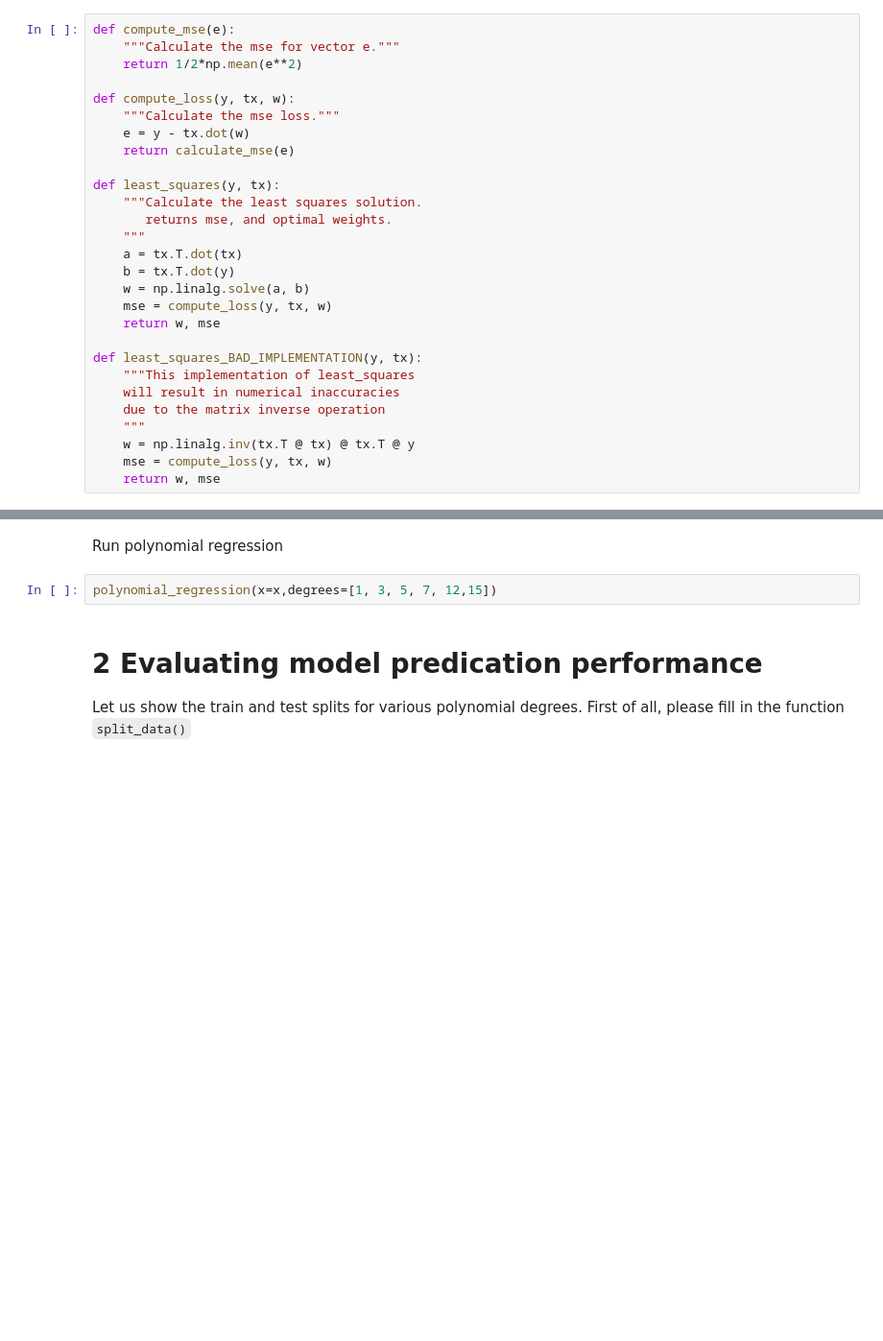
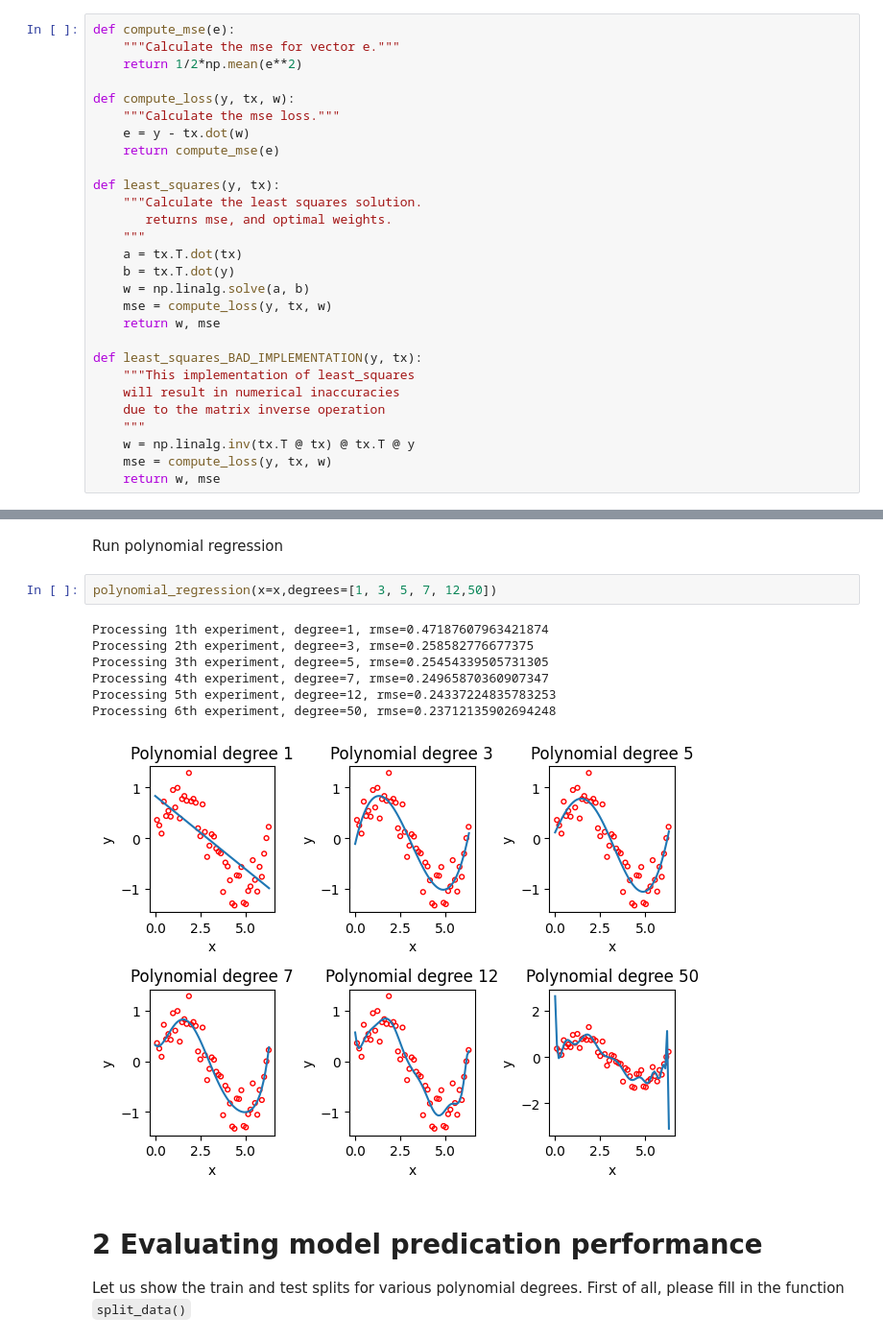
Before and after one commit to FadelMamar/ML-tutorial, a Jupyter notebook: Exercises/Week 2/UnderstandingOverfitting/UnderstandingOverfitting.ipynb, the cells around one changed output, grey strips where cells are left out. Shown at 96% size. Saved outputs shown, nothing was run; the diff lists cells and outputs as text; blank space fills up the shorter version.

```diff
--- a/Exercises/Week 2/UnderstandingOverfitting/UnderstandingOverfitting.ipynb
+++ b/Exercises/Week 2/UnderstandingOverfitting/UnderstandingOverfitting.ipynb
@@ -103,7 +103,7 @@ def compute_mse(e):
 def compute_loss(y, tx, w):
     """Calculate the mse loss."""
     e = y - tx.dot(w)
-    return calculate_mse(e)
+    return compute_mse(e)
 
 def least_squares(y, tx):
     """Calculate the least squares solution.
@@ -221,7 +229,15 @@ def polynomial_regression(x:np.ndarray,degrees:list = [1, 3, 7, 12]):
 # %% [markdown]
 Run polynomial regression
 # %%
-polynomial_regression(x=x,degrees=[1, 3, 5, 7, 12,15])
+polynomial_regression(x=x,degrees=[1, 3, 5, 7, 12,50])
+# %% [output]
+Processing 1th experiment, degree=1, rmse=0.47187607963421874
+Processing 2th experiment, degree=3, rmse=0.258582776677375
+Processing 3th experiment, degree=5, rmse=0.25454339505731305
+Processing 4th experiment, degree=7, rmse=0.24965870360907347
+Processing 5th experiment, degree=12, rmse=0.24337224835783253
+Processing 6th experiment, degree=50, rmse=0.23712135902694248
+[figure, added]
 # %% [markdown]
 # 2 Evaluating model predication performance
 
```
Also changed, not shown: parts of 7 cells of this notebook, 2 other files.
